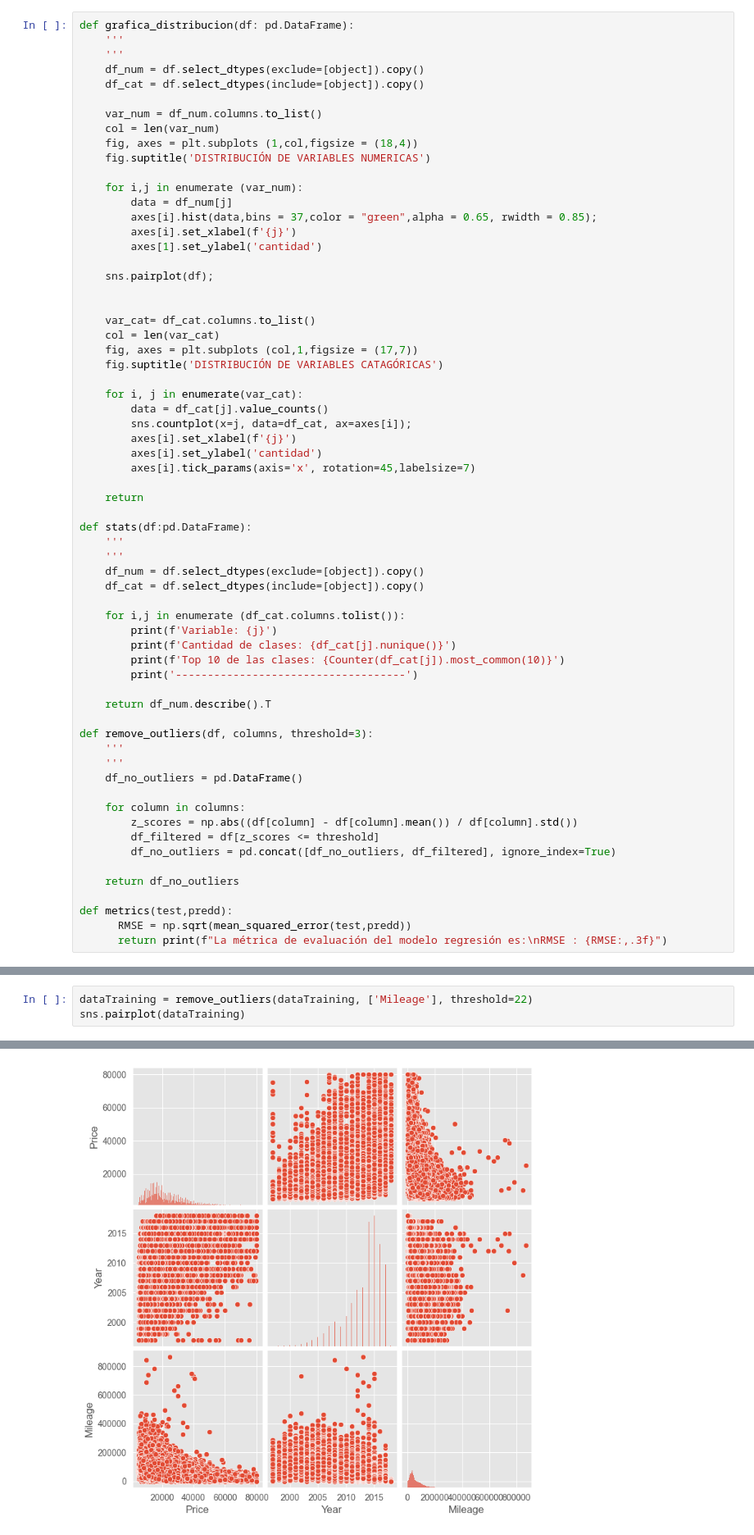
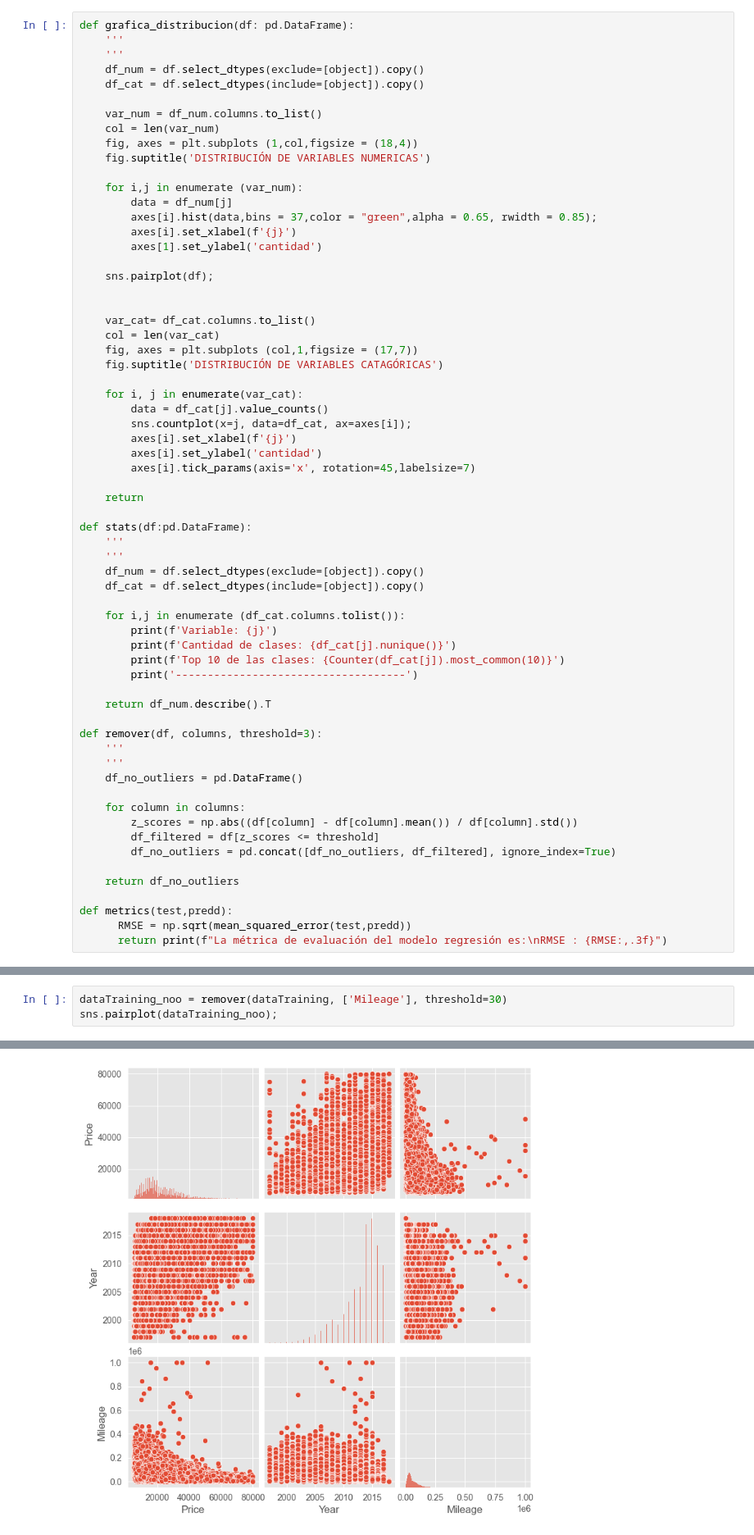
Before and after one commit to jhermoher/MIAD_NLP_2024, a Jupyter notebook: Semana 3/S3P1_proyecto1.ipynb, the cells around one changed output, grey strips where cells are left out. Shown at 82% size. Cells and saved outputs as stored; diff of their text form.

```diff
--- a/Semana 3/S3P1_proyecto1.ipynb
+++ b/Semana 3/S3P1_proyecto1.ipynb
@@ -143,7 +105,7 @@ def stats(df:pd.DataFrame):
 
     return df_num.describe().T
 
-def remove_outliers(df, columns, threshold=3):
+def remover(df, columns, threshold=3):
     '''
     '''
     df_no_outliers = pd.DataFrame()
@@ -186,4 +127,4 @@ grafica_distribucion(dataTraining)
 # %%
-dataTraining = remove_outliers(dataTraining, ['Mileage'], threshold=22)
-sns.pairplot(dataTraining)
+dataTraining_noo = remover(dataTraining, ['Mileage'], threshold=30)
+sns.pairplot(dataTraining_noo);
 # %% [output]
@@ -191,2 +131,2 @@ sns.pairplot(dataTraining)
-[figure, old version]
+[figure, new version]
 # %%
```
Also changed, not shown: parts of 30 cells of this notebook, 5 other files.
